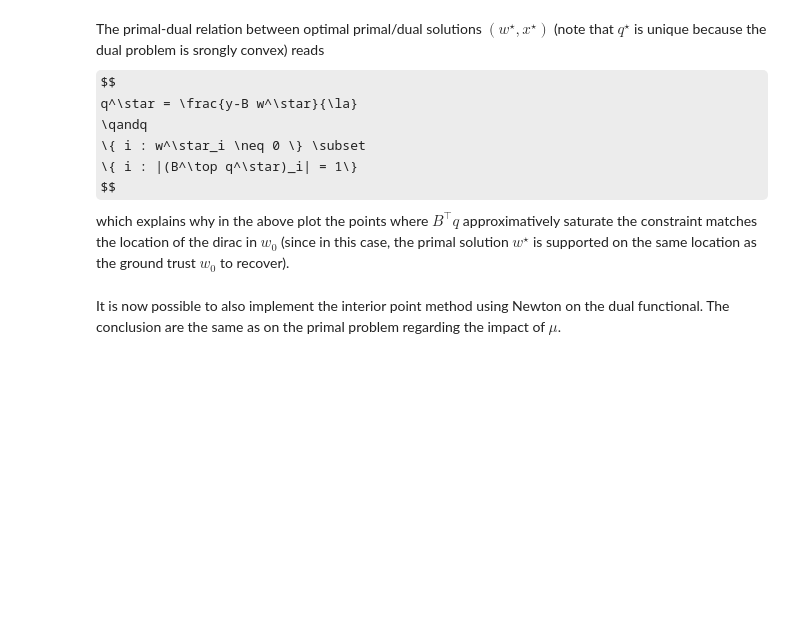
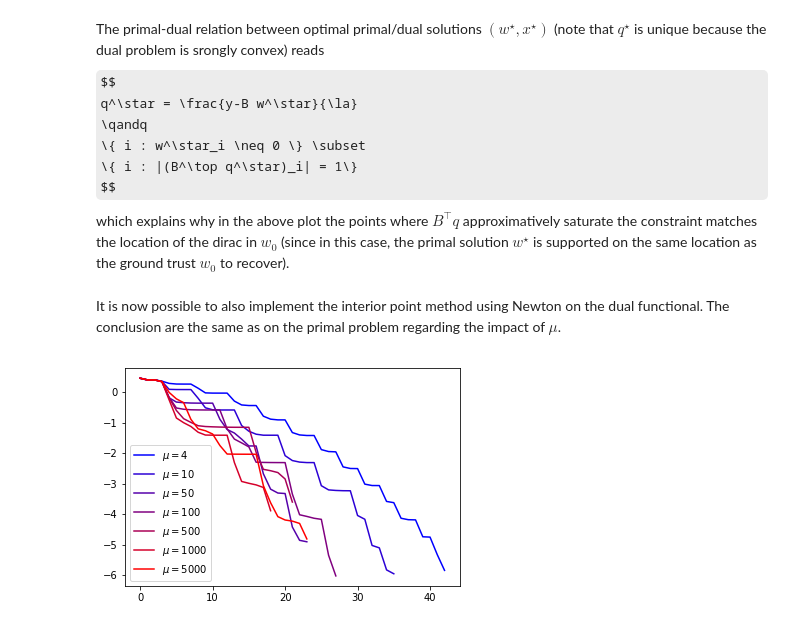
Before and after one commit to gpeyre/numerical-tours, a Jupyter notebook: python/optim_6_interior_points.ipynb, the cells around one changed output. Drawn from its saved outputs; the diff is of its cells as text; code cells hidden in the pictures; some formulas as TeX source; blank space fills up the shorter version.

```diff
--- a/python/optim_6_interior_points.ipynb
+++ b/python/optim_6_interior_points.ipynb
@@ -415,3 +398,27 @@ $$
 which explains why in the above plot the points where $B^\top q$ approximatively saturate the constraint matches the location of the dirac in $w_0$ (since in this case, the primal solution $w^\star$ is supported on the same location as the ground trust $w_0$ to recover).
 # %% [markdown]
 It is now possible to also implement the interior point method using Newton on the dual functional. The conclusion are the same as on the primal problem regarding the impact of $\mu$.
+# %%
+mu = 200
+t = 1
+q = np.zeros((d1,1))
+Flist = np.array([])
+while m1/t >= epsilon/100:
+    q, flist, backtrack = newton(f1t,nablaf1t,hessianf1t,q,t,epsilon/100)
+    t = mu*t
+fmin = np.min(flist)
+mulist = np.array([4, 10, 50, 100, 500, 1000, 5000])
+for it in range(0,len(mulist)):
+    mu = mulist[it]
+    t = 1
+    q = np.zeros((d1,1))
+    Flist = np.array([])
+    while m/t >= epsilon:
+        q, flist, backtrack = newton(f1t,nablaf1t,hessianf1t,q,t,epsilon)
+        Flist = np.append(Flist, flist)
+        t = mu*t
+    s = it/(len(mulist)-1)
+    plt.plot( np.log10(Flist[0:-1]-fmin), color=(s,0,1-s), label='$\mu=' + str(mu) +'$' )
+plt.legend();
+# %% [output]
+[figure, added]
```
Also changed, not shown: parts of 28 cells of this notebook.
